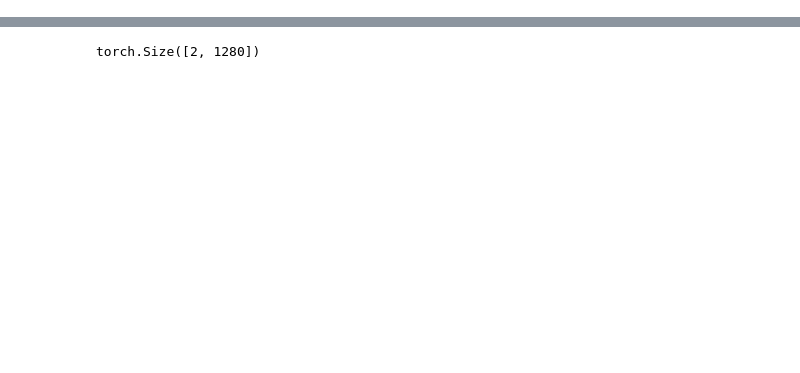
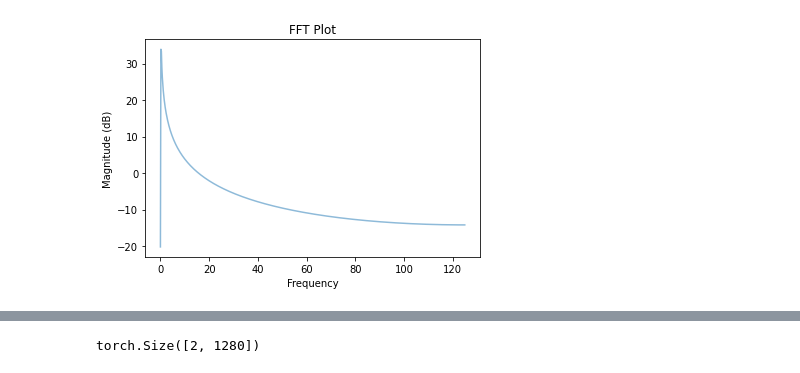
Before and after one commit to kevinkwshin/DCAM, a Jupyter notebook: test.ipynb, the cells around one changed output, grey strips where cells are left out. Cells and saved outputs as stored; diff of their text form; code cells hidden in the pictures; blank space fills up the shorter version.

```diff
--- a/test.ipynb
+++ b/test.ipynb
@@ -55 +54,35 @@ import monai
+# %%
+from data import *
+import torch
+import models
+from models.unet import *
+from models.densenet import *
+from models.resnet import *
+from models.efficientnet import *
+from models.ffc import *
+import monai
+
+def draw_fft_plot(signal, sample_rate,label='',show=False,log=True):
+    # Compute the FFT of the signal
+    if len(signal.shape)==1:
+        fft = torch.fft.fft(signal)
+    elif len(signal.shape)==2:
+        # get only 1st channel
+        signal = signal[0]
+        fft = torch.fft.fft(signal)
+
+    # Compute the frequencies for the x-axis
+    freqs = torch.fft.fftfreq(len(signal), 1/sample_rate)
+
+    # Plot the magnitude spectrum
+    if log:
+        # plt.magnitude_spectrum(signal, Fs=sample_rate,scale='dB', alpha=0.5, label=label)
+        plt.magnitude_spectrum(freqs, Fs=sample_rate, scale='dB', alpha=0.5, label=label)
+    plt.title('FFT Plot')
+    # plt.xlim(0,5000)
+    # plt.ylim(-140,-40)
+    if label!='':
+        plt.legend()
+    if show:
+        plt.show()
 # %%
@@ -96,0 +204,6 @@ yhat = net(x)
+# %%
+
+a = draw_fft_plot(x_[0,0],250)
+a
+# %% [output]
+[figure, added]
```
Also changed, not shown: parts of 17 cells of this notebook, 5 other files.
